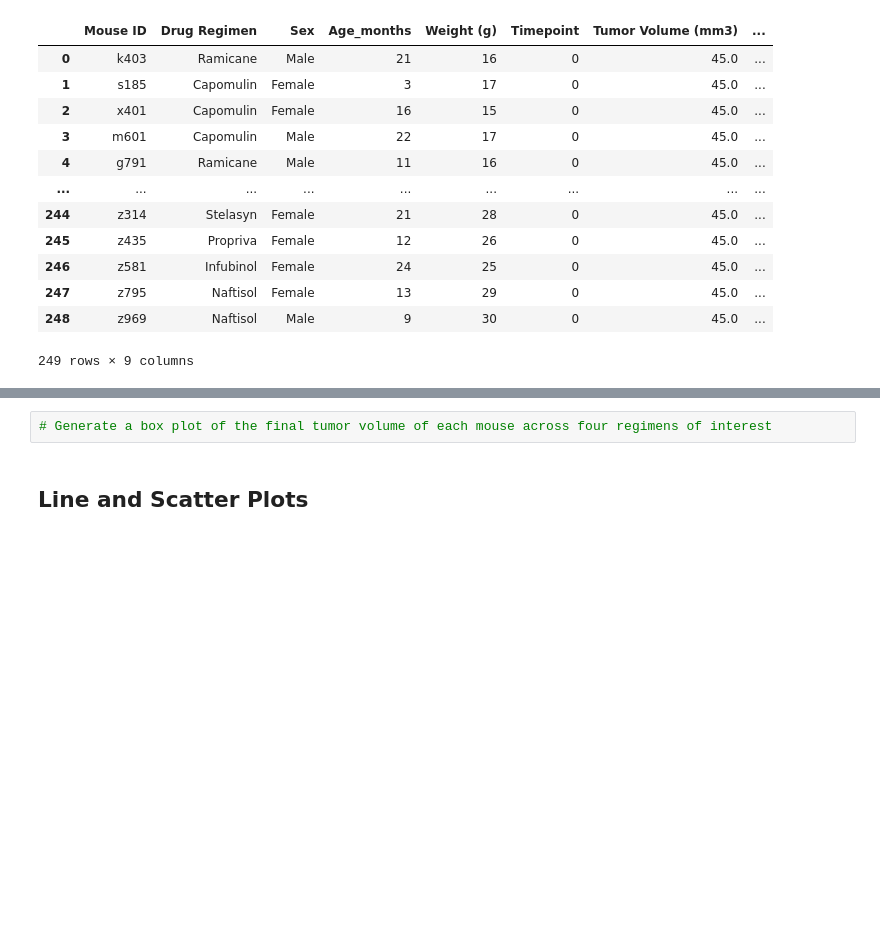
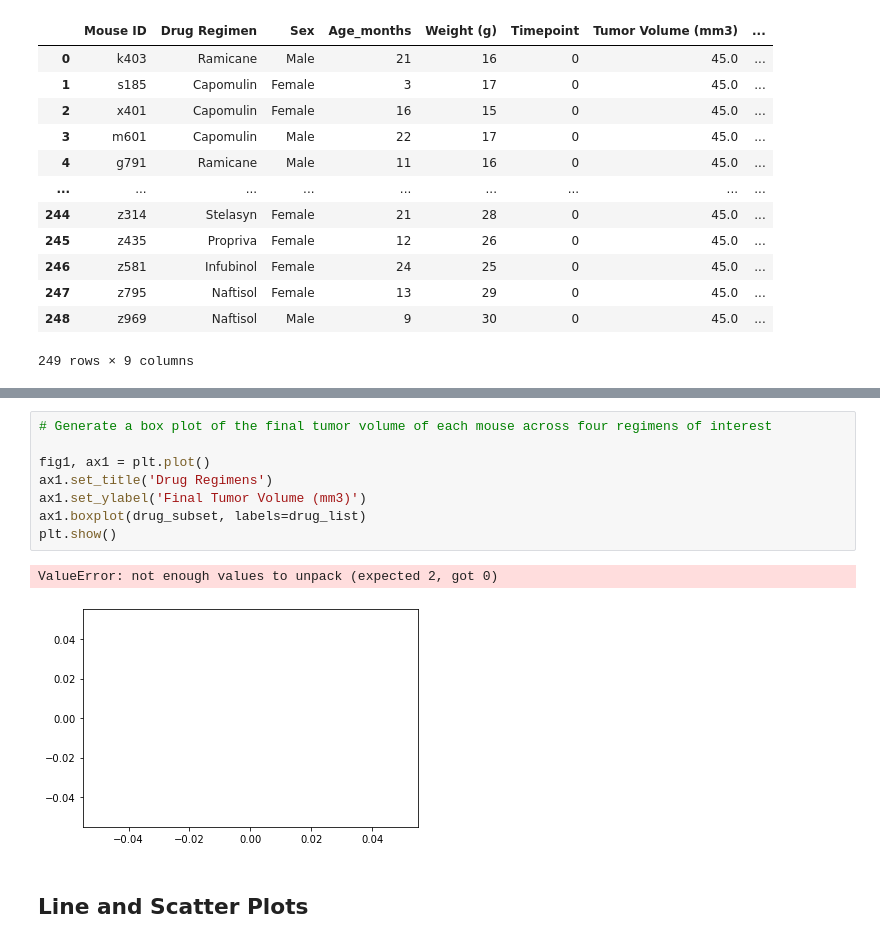
Before and after one commit to edo2021/MatplotlibChallenge, a Jupyter notebook: Pymaceuticals/pymaceuticals.ipynb, the cells around one changed output, grey strips where cells are left out. Cells and saved outputs as stored; diff of their text form; blank space fills up the shorter version.

Commit message:
plot

```diff
--- a/Pymaceuticals/pymaceuticals.ipynb
+++ b/Pymaceuticals/pymaceuticals.ipynb
@@ -331,5 +347,14 @@ drug_list = ['Ceftamin', 'Ramicane','Infubinol','Capomulin']
 # %%
 # Generate a box plot of the final tumor volume of each mouse across four regimens of interest
+
+fig1, ax1 = plt.plot()
+ax1.set_title('Drug Regimens')
+ax1.set_ylabel('Final Tumor Volume (mm3)')
+ax1.boxplot(drug_subset, labels=drug_list)
+plt.show()
+# %% [output]
+ValueError: not enough values to unpack (expected 2, got 0)
+[figure, added]
 # %% [markdown]
 ## Line and Scatter Plots
 # %%
```
Also changed, not shown: parts of 4 cells of this notebook.
